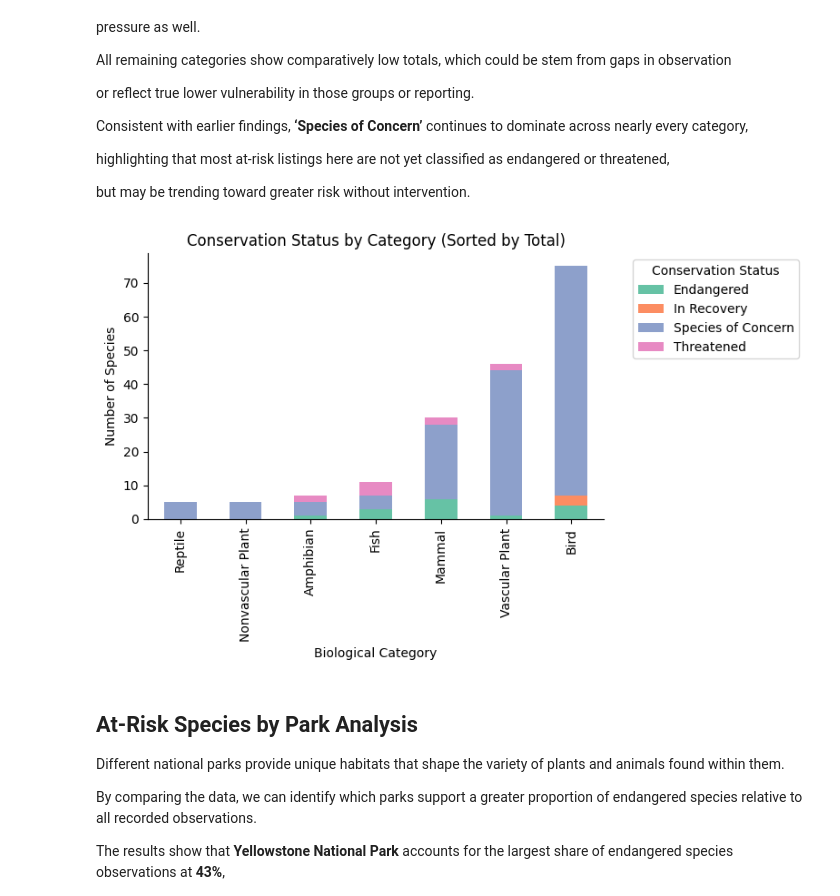
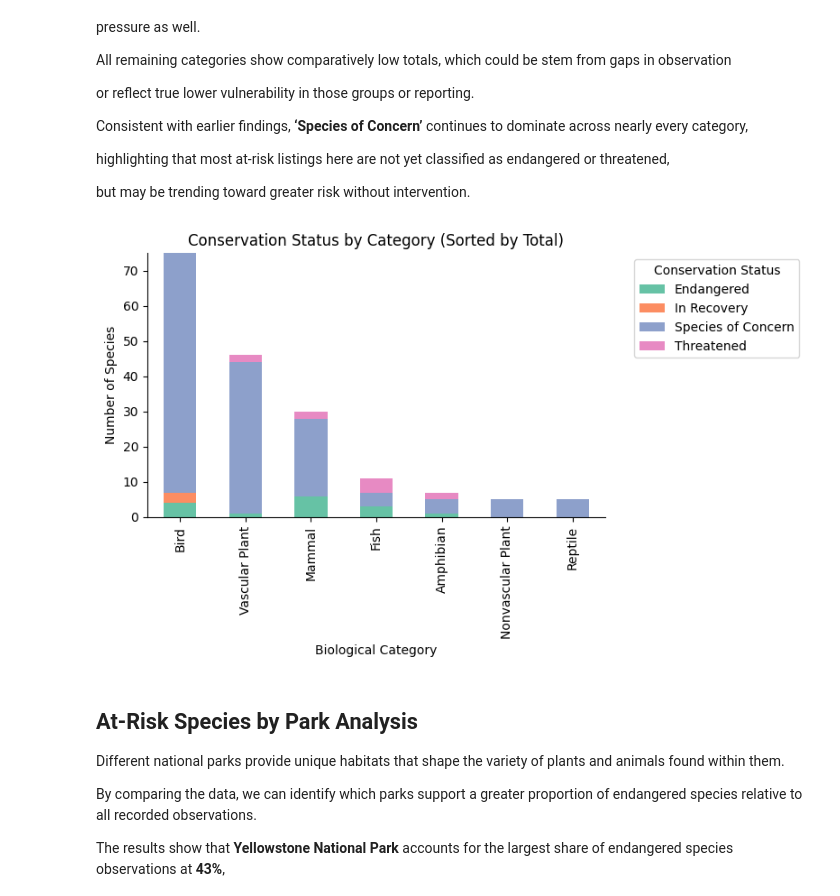
Before and after one commit to yoav-es/biodiversity, a Jupyter notebook: biodiversity.ipynb, the cells around one changed output. Saved outputs shown, nothing was run; the diff lists cells and outputs as text; code cells hidden in the pictures.

```diff
--- a/biodiversity.ipynb
+++ b/biodiversity.ipynb
@@ -67,0 +58,8 @@ observations.head()
+# %%
+# Archived original data load
+# observations = pd.read_csv('observations.csv')
+# observations.head()
+
+from biodiversity.data_io import load_observations
+observations = load_observations('observations.csv')
+observations.head()
@@ -85,0 +81,8 @@ species.head()
+# %%
+# Archived original data load
+# species = pd.read_csv('species_info.csv')
+# species.head()
+
+from biodiversity.data_io import load_species
+species = load_species('species_info.csv')
+species.head()
@@ -304,45 +284,27 @@ highlighting that most at‑risk listings here are not yet classified as endange
 
 but may be trending toward greater risk without intervention.
 # %%
-cat_status_counts = (
-    at_risk_species_df
-    .groupby(['category', 'conservation_status'])
-    .size()
-    .reset_index(name='count')
-)
+# Archived original category x status pivot and plotting
+# replaced by package calls
 
-# Order categories by total count
-order = (
-    cat_status_counts.groupby('category')['count']
-    .sum()
-    .sort_values(ascending=True)
-    .index
-)
+from biodiversity.analysis import conservation_pivot_by_category
+from biodiversity.viz import plot_stacked_bar_from_pivot
 
-# Pivot to wide format in sorted category order
-pivot_df = cat_status_counts.pivot(
-    index='category',
-    columns='conservation_status',
-    values='count'
-).fillna(0).loc[order]
-
-# Plot stacked bar chart
-pivot_df.plot(
-    kind='bar',
-    stacked=True,
-    color=sns.color_palette("Set2", n_colors=len(pivot_df.columns)),
-    figsize=(8, 5)
-)
+pivot_df = conservation_pivot_by_category(species)
+plot_stacked_bar_from_pivot(pivot_df)
+stacked=True,
+color=sns.color_palette("Set2", n_colors=len(pivot_df.columns)),
+figsize=(8, 5)
 
 plt.ylabel('Number of Species')
 plt.xlabel('Biological Category')
 plt.title('Conservation Status by Category (Sorted by Total)')
 plt.legend(title='Conservation Status', bbox_to_anchor=(1.05, 1), loc='upper left')
 sns.despine()
 plt.tight_layout()
 plt.show()
 # %% [output]
-[figure, old version]
+[figure, new version]
 # %% [markdown]
 ## At‑Risk Species by Park Analysis
 
```
Also changed, not shown: parts of 16 cells of this notebook, 1 other file.
